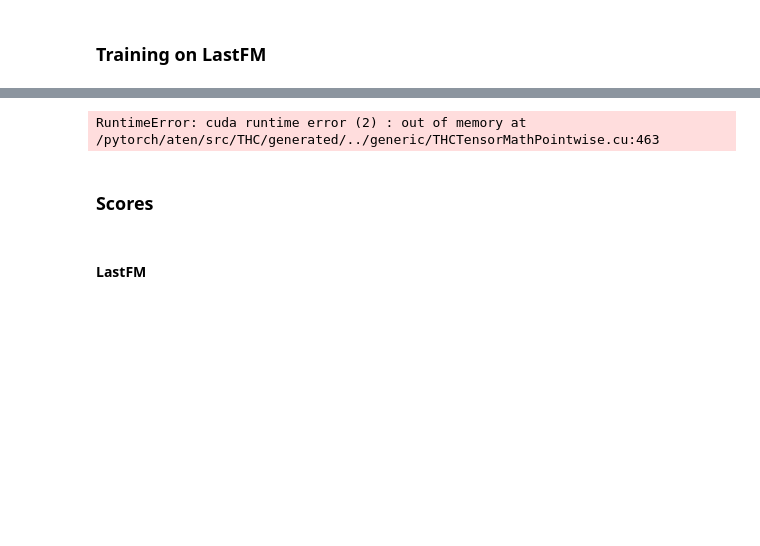
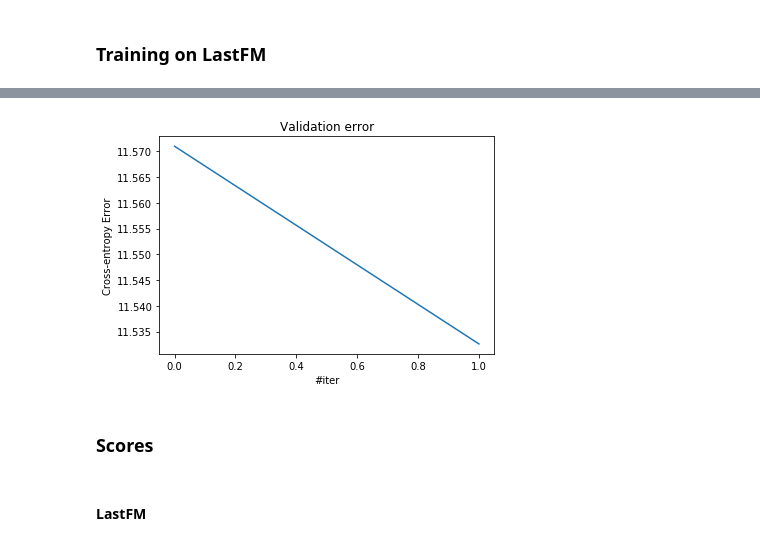
Before and after one commit to enuzhin/SeqRecSys, a Jupyter notebook: main.ipynb, the cells around one changed output, grey strips where cells are left out. Cells and saved outputs as stored; diff of their text form; code cells hidden in the pictures; blank space fills up the shorter version.

```diff
--- a/main.ipynb
+++ b/main.ipynb
@@ -579,8 +563,8 @@ def validate_lce(network,val_loader):
     return np.mean(losses)
 
 
-def train_network(network,train_loader,val_loader):
-    for epoch in range(10):
+def train_network(network,train_loader,val_loader,num_epoch = 10):
+    for epoch in range(num_epoch):
         i=0
         for user_batch_ix,item_batch_ix, mask_batch_ix in train_loader:
             network.train()
@@ -613,8 +597,6 @@ def train_network(network,train_loader,val_loader):
                 plt.xlabel('#iter')
                 plt.show()
             i+=1
-            if len(history)==100:
-                return
 
     val_loss = validate_lce(network,val_loader)
     history.append(val_loss)
@@ -743,32 +703,33 @@ gc.collect()
 # %%
-device = torch.device("cuda:5" if torch.cuda.is_available() else "cpu")
+device = torch.device("cuda:6" if torch.cuda.is_available() else "cpu")
 # device = torch.device("cpu")
 n_users = int(np.max([lf_train_users.max()+1,lf_val_users.max()+1,lf_test_users.max()])+1)
 n_items = int(np.max([lf_train_items.max()+1,lf_val_items.max()+1,lf_test_items.max()])+1)
 # with torch.cuda.device(2):
-network = LinearGRU(n_users=n_users,n_items=n_items).to(device)
+network = MHLinearGRU(n_users=n_users,n_items=n_items).to(device)
+# network = torch.load("network_linear_lf_bs128.p").to(device)
 # %%
 import torch.utils.data
 opt = torch.optim.SGD(network.parameters(),lr =1)
 
 history = []
-
+batch_size = 100
 train_loader = torch.utils.data.DataLoader(\
             torch.utils.data.TensorDataset(\
             *(torch.LongTensor(lf_train_users),torch.LongTensor(lf_train_items),torch.FloatTensor(lf_train_mask))),\
-            batch_size=100,shuffle=True)
+            batch_size=batch_size,shuffle=True)
 
 val_loader = torch.utils.data.DataLoader(\
             torch.utils.data.TensorDataset(\
             *(torch.LongTensor(lf_val_users),torch.LongTensor(lf_val_items),torch.FloatTensor(lf_val_mask))),\
-            batch_size=100,shuffle=True)
+            batch_size=batch_size,shuffle=True)
 test_loader = torch.utils.data.DataLoader(\
             torch.utils.data.TensorDataset(\
             *(torch.LongTensor(lf_test_users),torch.LongTensor(lf_test_items),torch.FloatTensor(lf_test_mask))),\
-            batch_size=100,shuffle=True)
+            batch_size=batch_size,shuffle=True)
 # %%
-network = torch.load("network_linear_lf_bs100.p")
+# 1 lr  10 epch
 train_network(network.to(device),train_loader,val_loader)
 # %% [output]
-RuntimeError: cuda runtime error (2) : out of memory at /pytorch/aten/src/THC/generated/../generic/THCTensorMathPointwise.cu:463
+[figure, added]
 # %%
```
Also changed, not shown: parts of 13 cells of this notebook, 1 other file.
